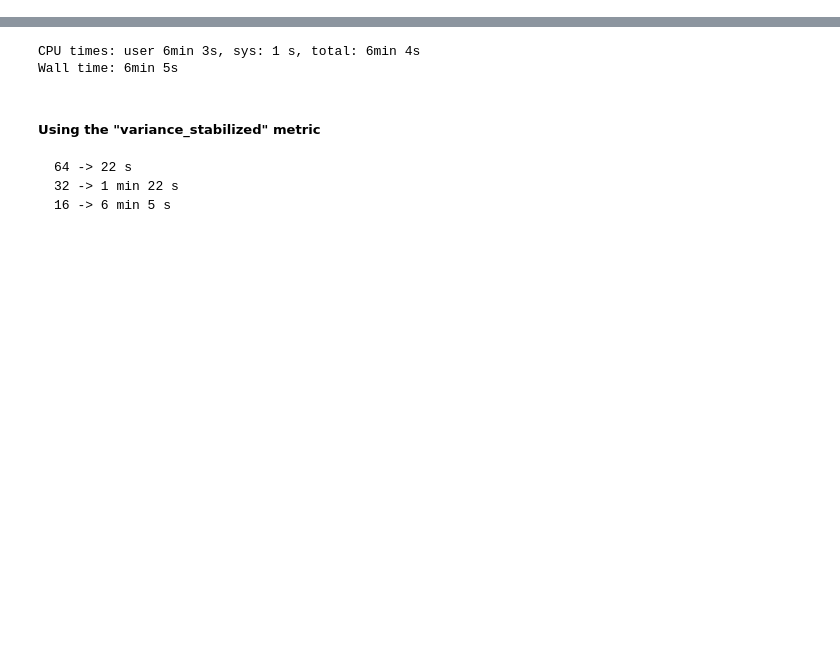
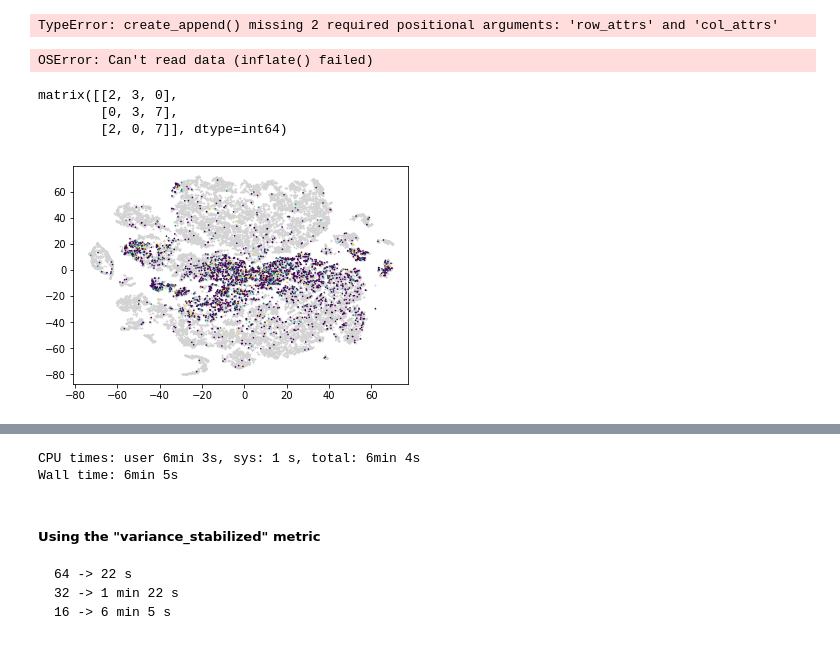
Before and after one commit to linnarsson-lab/adult-human-brain, a Jupyter notebook: notebooks/PoissonNeighborhood_Oligos.ipynb, the cells around one changed output, grey strips where cells are left out. Saved outputs shown, nothing was run; the diff lists cells and outputs as text; code cells hidden in the pictures; blank space fills up the shorter version.

```diff
--- a/notebooks/PoissonNeighborhood_Oligos.ipynb
+++ b/notebooks/PoissonNeighborhood_Oligos.ipynb
@@ -24,3 +25,68 @@ import umap
+# %%
+import loompy
+import numpy as np
+
+#f = 'my_data.loom'
+f = "/Users/stelin/build_20171205/L1_Sympathetic_nfactors=100_k=25_ksmoothing=25_a=1_b=10_c=1_d=10_log=True_normalize=True_accel=False.loom"
+with loompy.connect(f, 'r') as ds:
+    cg_exp = ds.map([np.count_nonzero], axis=0)[0]
+    genes = cg_exp > 2
+    for (ix, selection, view) in ds.scan(axis=1):
+        loompy.create_append('gene_filtered_ds2.loom', view.layers[genes, :], view.ra[genes], view.ca)
+# %% [output]
+TypeError: create_append() missing 2 required positional arguments: 'row_attrs' and 'col_attrs'
+# %%
+f = "/Users/stelin/build_20171205/L1_MidbrainDorsal.loom"
+with loompy.connect(f) as ds:
+    #print(type(ds.col_graphs.KNN))
+    ne = cg.NeighborhoodEnrichment()
+    ne.fit_loom(ds)
+# %% [output]
+OSError: Can't read data (inflate() failed)
+# %%
+f = "/Users/stelin/build_20171205/L1_MidbrainDorsal.loom"
+with loompy.connect(f) as ds:
+    gene = "Itpr2"
+    gix = np.where(ds.ra.Gene == gene)[0][0]
+    em = "TSNE"
+    plt.figure(figsize=(15,4))
+    plt.subplot(131)
+    color = ds[gix, :]
+    plt.scatter(ds.ca[em][:,0],ds.ca[em][:,1],s=50,lw=0,vmin=np.percentile(color, 5),vmax=np.percentile(color, 95),marker='.',c=color)
+    plt.subplot(132)
+
+#   color = ds.layer["enrichment"][gix, :]
+#   plt.scatter(ds.ca[em][:,0],ds.ca[em][:,1],s=50,lw=0,vmin=np.percentile(color, 5),vmax=np.percentile(color, 95),marker='.',c=color)
+#   plt.subplot(133)
+
+    ne = cg.NeighborhoodEnrichment(epsilon=0.00001)
+    knn_matrix = ds.col_graphs.KNN.tocsr()
+    k = knn_matrix.count_nonzero() / knn_matrix.shape[0]
+    gix = np.where(ds.ra.Gene == gene)[0][0]
+    color=ne.fit(ds[gix, :], knn_matrix, k)
+    plt.scatter(ds.ca[em][:,0],ds.ca[em][:,1],s=50,lw=0,vmin=np.percentile(color, 5),vmax=np.percentile(color, 95),marker='.',c=color,cmap="viridis")
+# %%
+knn = sparse.csr_matrix(np.array([[1,1,0],[0,1,1],[1,0,1]]))
+X = np.array([2,3,7])
+nonzeros = (X > 0).astype('int')
+knn.multiply(X).todense()
+# %% [output]
+matrix([[2, 3, 0],
+        [0, 3, 7],
+        [2, 0, 7]], dtype=int64)
+# %%
+f = "/Users/stelin/build_20171205/L1_ForebrainDorsal_E12-15_nfactors=100_k=25_ksmoothing=250_a=1_b=10_c=1_d=10_log=True_normalize=True_accel=False.loom"
+with loompy.connect(f) as ds:
+    gene = "Slc17a6"
+    em = "TSNE"
+    plt.scatter(ds.ca[em][:,0],ds.ca[em][:,1],s=10,lw=0,marker='.',c="lightgrey")
+    cells = ds[ds.ra.Gene == gene, :][0] > 0
+    color = ds[ds.ra.Gene == gene, :][0][cells]
+    plt.scatter(ds.ca[em][:,0][cells],ds.ca[em][:,1][cells],s=10,lw=0,vmax=np.percentile(color, 95),marker='.',c=color)
+    #plt.xlim(-10,10)
+    #plt.ylim(-20,15)
+# %% [output]
+[figure, added]
 # %%
 with loompy.connect("/Users/stelin/L1_OligoPons.loom") as ds:
     gene = "Sox10"
```
Also changed, not shown: parts of 14 cells of this notebook, 10 other files.
